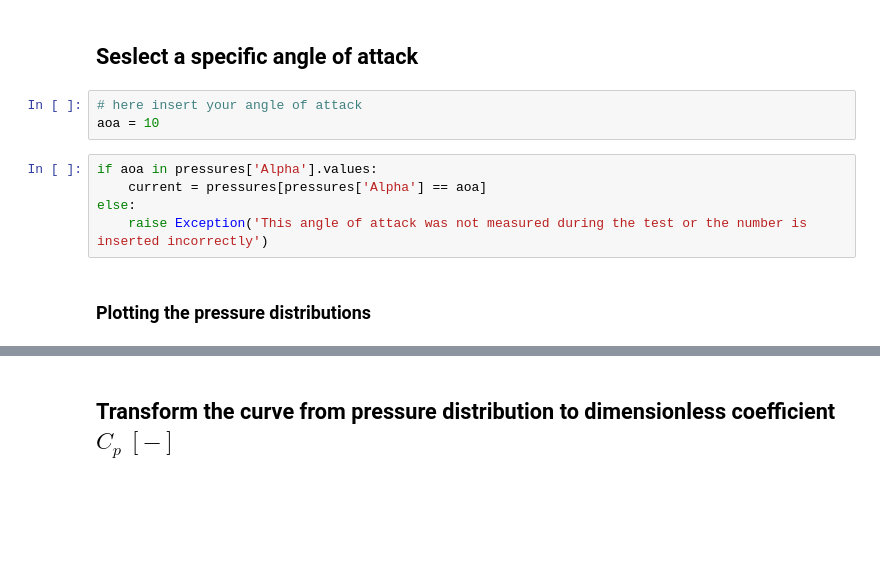
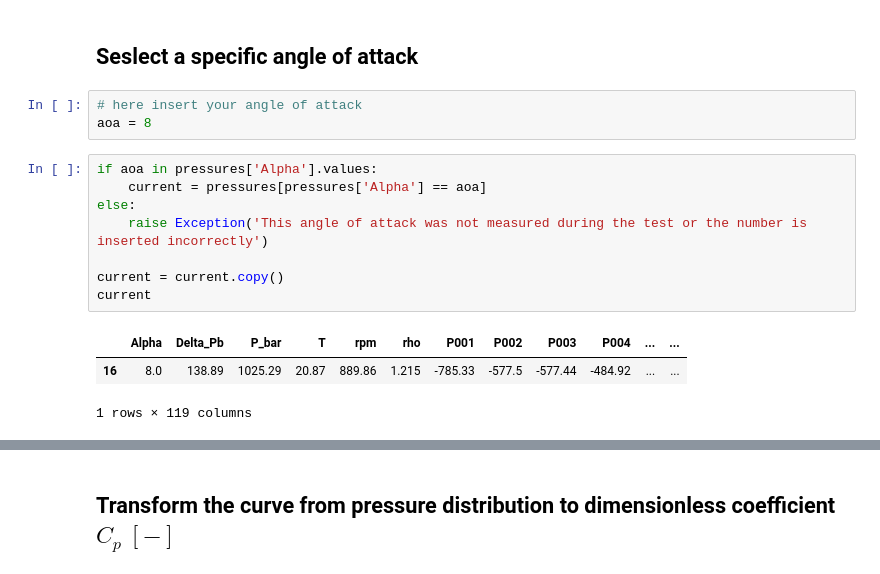
Before and after one commit to federicoangioni/LSWTT, a Jupyter notebook: processing.ipynb, the cells around one changed output, grey strips where cells are left out. Drawn from its saved outputs; the diff is of its cells as text; blank space fills up the shorter version.

```diff
--- a/processing.ipynb
+++ b/processing.ipynb
@@ -87,11 +60,16 @@ plt.show()
 ## Seslect a specific angle of attack
 # %%
 # here insert your angle of attack
-aoa = 10
+aoa = 8
 # %%
 if aoa in pressures['Alpha'].values:
     current = pressures[pressures['Alpha'] == aoa]
 else:
     raise Exception('This angle of attack was not measured during the test or the number is inserted incorrectly')
+
+current = current.copy()
+current
+# %% [output]
+|  | Alpha | Delta_Pb | P_bar | T | rpm | rho | P001 | P002 | P003 | P004 | ... | ... |
+| 16 | 8.0 | 138.89 | 1025.29 | 20.87 | 889.86 | 1.215 | -785.33 | -577.5 | -577.44 | -484.92 | ... | ... |
+1 rows × 119 columns
-# %% [markdown]
-### Plotting the pressure distributions
```
Also changed, not shown: parts of 10 cells of this notebook.
